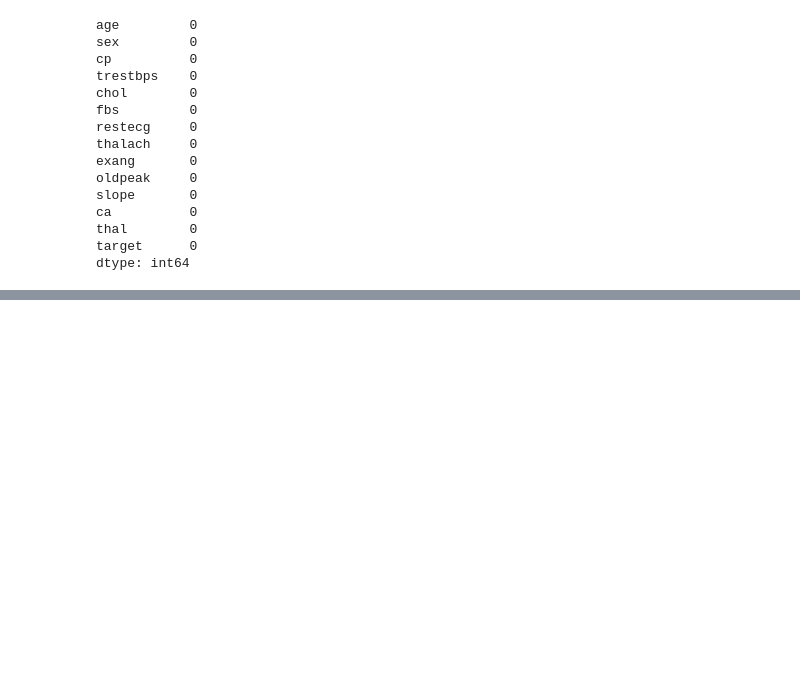
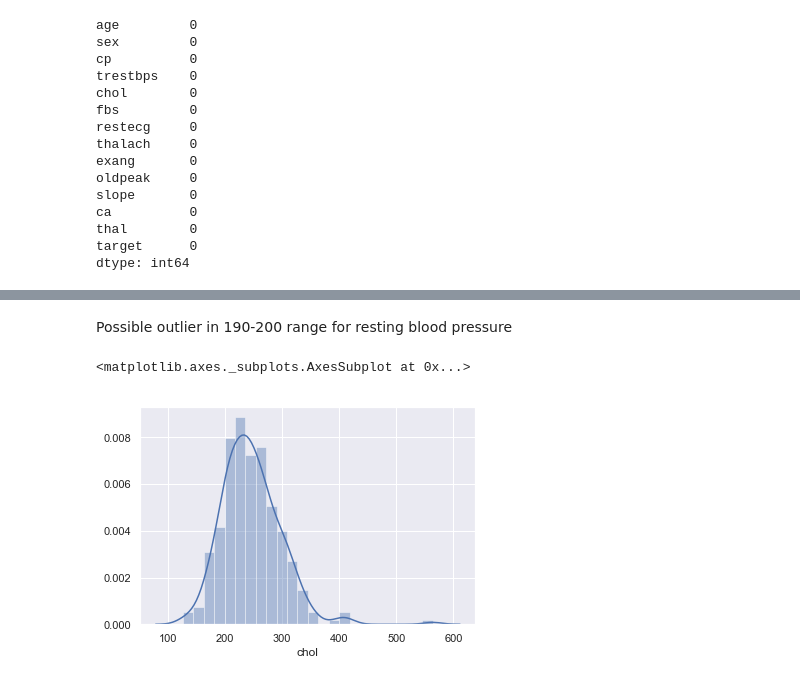
Before and after one commit to brigidcostello/coder-girl, a Jupyter notebook: Mini-Project1-EDA.ipynb, the cells around one changed output, grey strips where cells are left out. Saved outputs shown, nothing was run; the diff lists cells and outputs as text; code cells hidden in the pictures; blank space fills up the shorter version.

```diff
--- a/Mini-Project1-EDA.ipynb
+++ b/Mini-Project1-EDA.ipynb
@@ -83,0 +140,7 @@ dtype: int64
+# %% [markdown]
+Possible outlier in 190-200 range for resting blood pressure
+# %%
+sns.distplot(heart['chol'])
+# %% [output]
+<matplotlib.axes._subplots.AxesSubplot at 0x...>
+[figure, added]
```
Also changed, not shown: parts of 14 cells of this notebook.
